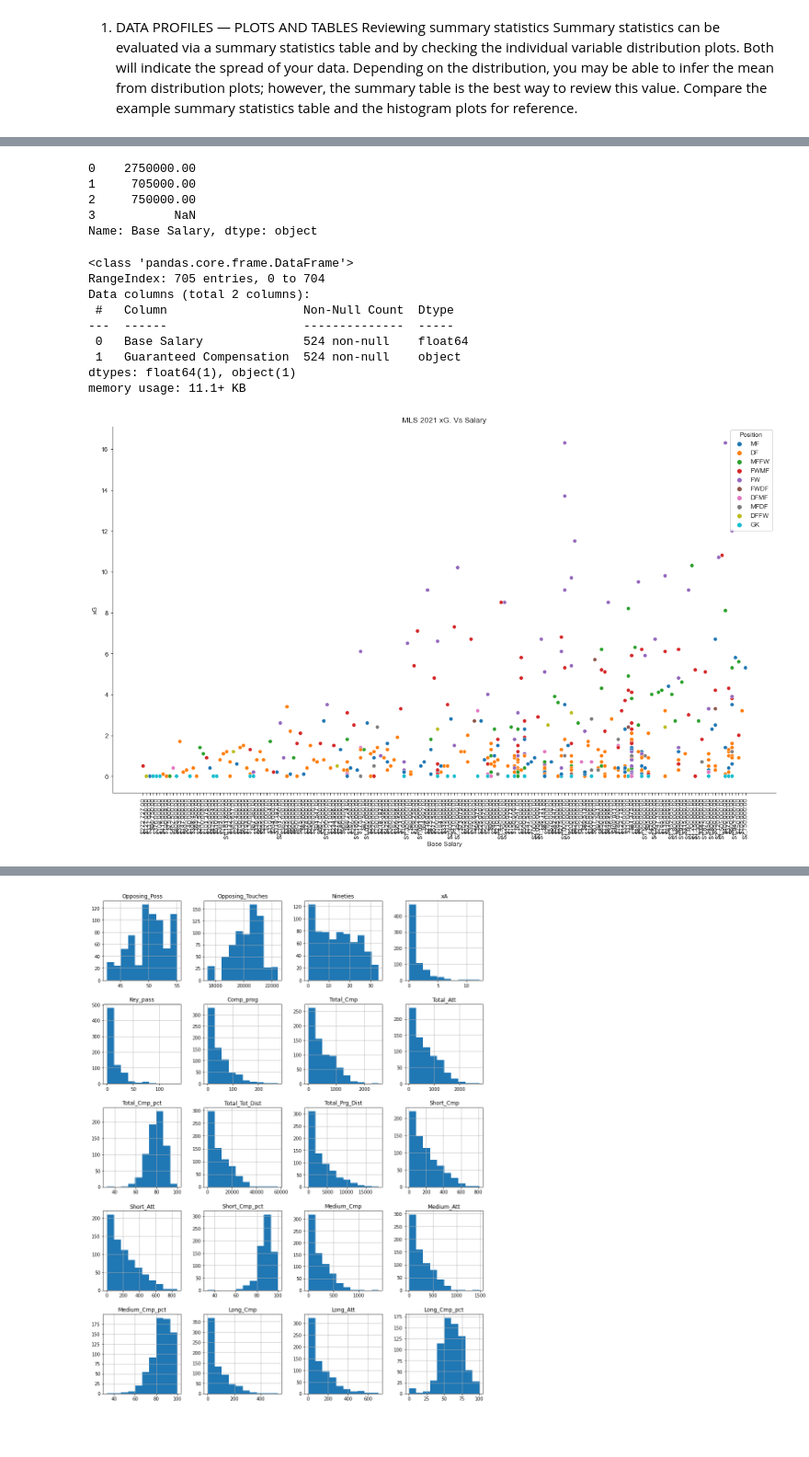
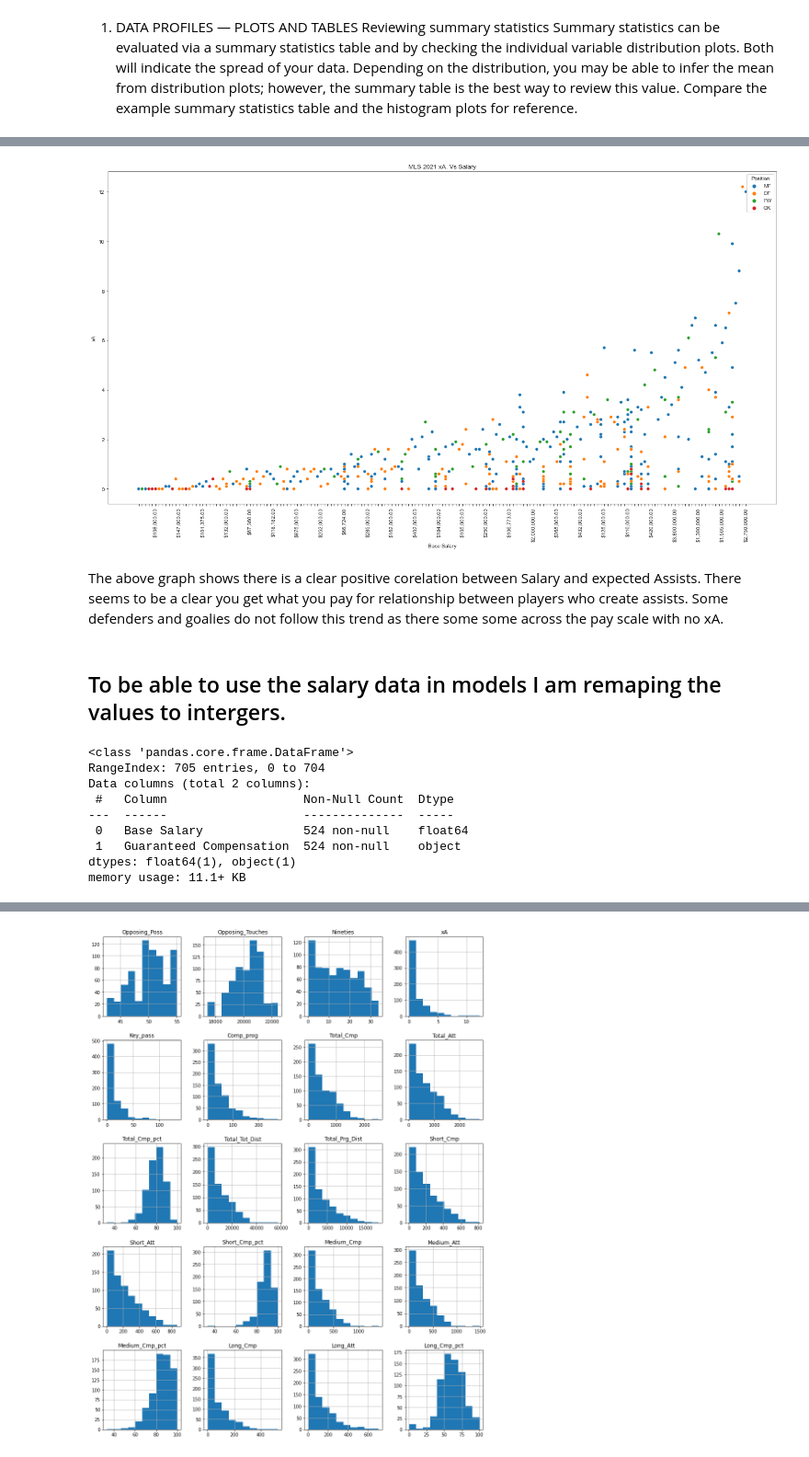
Before and after one commit to misterrustia/MLS_clustering_Captsone, a Jupyter notebook: 2_Exploratory_Data_analysis/Player_exploratory_data_analysis.ipynb, the cells around one changed output, grey strips where cells are left out. Shown: that part at 92% size. Cells and saved outputs as stored; diff of their text form; code cells hidden in the pictures; blank space fills up the shorter version.

```diff
--- a/2_Exploratory_Data_analysis/Player_exploratory_data_analysis.ipynb
+++ b/2_Exploratory_Data_analysis/Player_exploratory_data_analysis.ipynb
@@ -83,37 +137,38 @@ memory usage: 16.7+ KB
+# %%
+sns.set_style('ticks')
+
+fig, ax = plt.subplots()
+fig.set_size_inches(18.5, 10.5)
+
+plt.gca().invert_xaxis()
+# plt.xticks(rotation = 90)
+
+g = sns.scatterplot(data=df, x ='Base Salary', y='xA',hue='Position',
+                ax=ax).set(title='MLS 2021 xA. Vs Salary')
+
+every_nth = 7
+for n, label in enumerate(ax.xaxis.get_ticklabels()):
+    if n % every_nth != 0:
+        label.set_visible(False)
+plt.tight_layout()
+# %% [output]
+[figure, added]
+# %% [markdown]
+The above graph shows there is a clear positive corelation between Salary and expected Assists. There seems to be a clear you get what you pay for relationship between players who create assists. Some defenders and goalies do not follow this trend as there some some across the pay scale with no xA.
+# %% [markdown]
+## To be able to use the salary data in models I am remaping the values to intergers.
 # %%
 df['Base Salary'] = df['Base Salary'].str.replace('$','')
 df['Base Salary'] = df['Base Salary'].str.replace(',','')
-df['Base Salary'][0:4]
+df['Base Salary'] = pd.to_numeric(df['Base Salary'])
+df[['Base Salary','Guaranteed Compensation']].info()
 # %% [output]
-0    2750000.00
-1     705000.00
-2     750000.00
-3           NaN
-Name: Base Salary, dtype: object
+<class 'pandas.core.frame.DataFrame'>
+RangeIndex: 705 entries, 0 to 704
+Data columns (total 2 columns):
+ #   Column                   Non-Null Count  Dtype
+---  ------                   --------------  -----
+ 0   Base Salary              524 non-null    float64
+ 1   Guaranteed Compensation  524 non-null    object
+dtypes: float64(1), object(1)
+memory usage: 11.1+ KB
-# %%
-
-df['Base Salary'] = pd.to_numeric(df['Base Salary'])
-df[['Base Salary','Guaranteed Compensation']].info()
-# %% [output]
-<class 'pandas.core.frame.DataFrame'>
-RangeIndex: 705 entries, 0 to 704
-Data columns (total 2 columns):
- #   Column                   Non-Null Count  Dtype
----  ------                   --------------  -----
- 0   Base Salary              524 non-null    float64
- 1   Guaranteed Compensation  524 non-null    object
-dtypes: float64(1), object(1)
-memory usage: 11.1+ KB
-# %%
-sns.set_style('ticks')
-
-fig, ax = plt.subplots()
-fig.set_size_inches(18.5, 10.5)
-
-plt.gca().invert_xaxis()
-plt.xticks(rotation = 90)
-g = sns.scatterplot(data=df, x ='Base Salary', y='xG',hue='Position',
-                    ax=ax).set(title='MLS 2021 xG. Vs Salary')
-sns.despine()
-# %% [output]
-[figure, removed]
```
Also changed, not shown: parts of 47 cells of this notebook, 1 other file.
